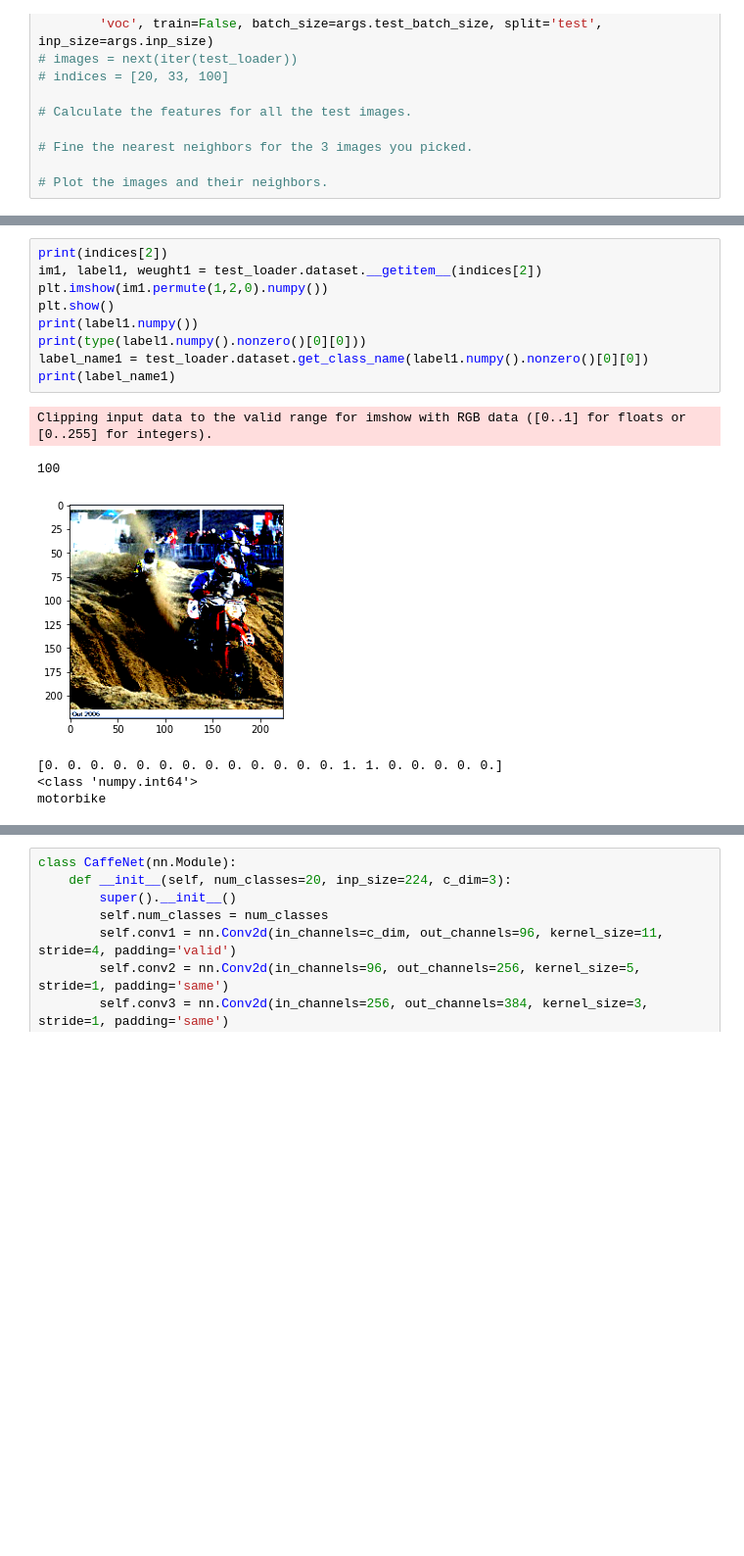
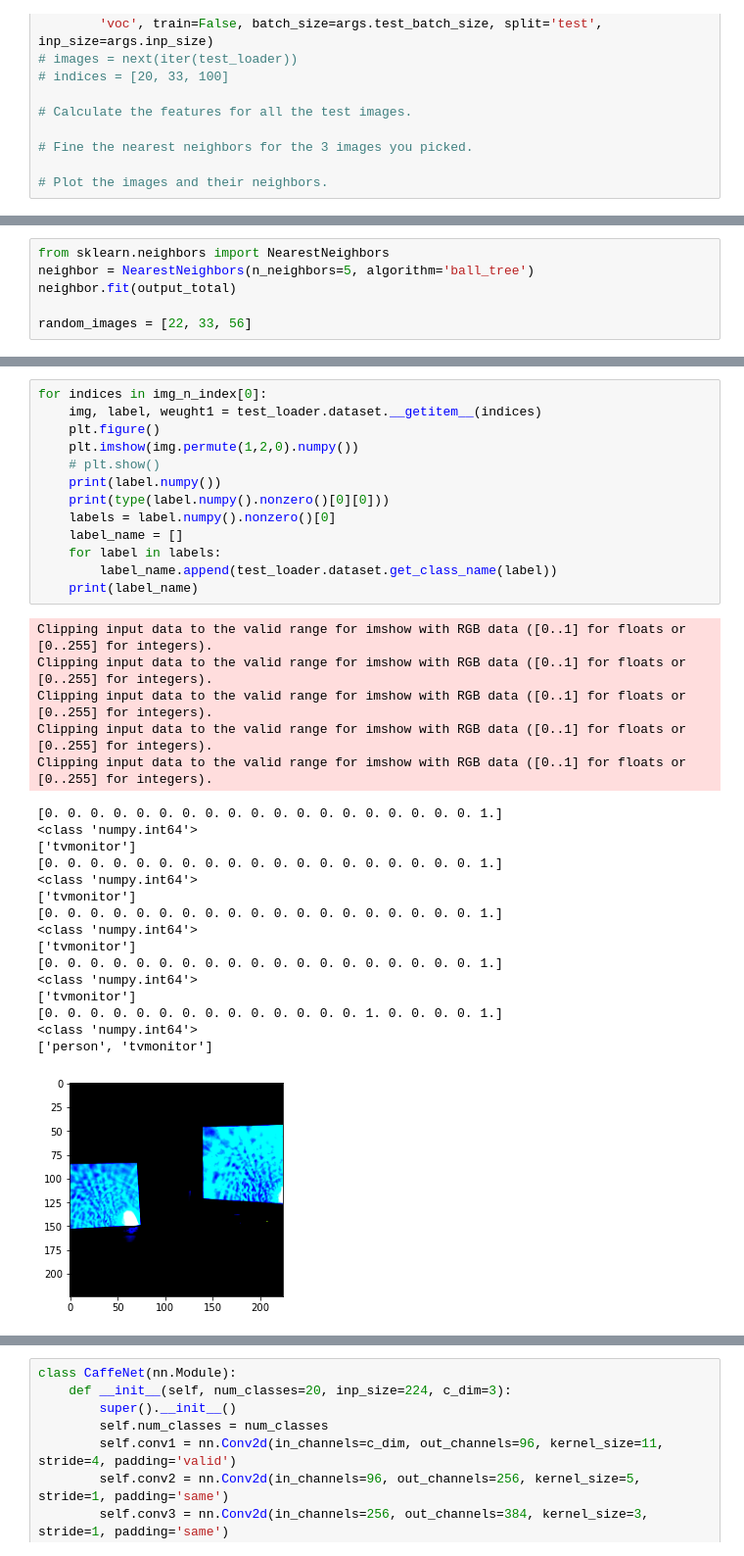
Before and after one commit to unanditha02/hw1, a Jupyter notebook: q5_analysis.ipynb, the cells around one changed output, grey strips where cells are left out. Shown at 98% size. Cells and saved outputs as stored; diff of their text form; blank space fills up the shorter version.

Commit message:
grid plots fixed

```diff
--- a/q5_analysis.ipynb
+++ b/q5_analysis.ipynb
@@ -106,0 +72,6 @@ print(im1_n_index)
+# %%
+from sklearn.neighbors import NearestNeighbors
+neighbor = NearestNeighbors(n_neighbors=5, algorithm='ball_tree')
+neighbor.fit(output_total)
+
+random_images = [22, 33, 56]
@@ -107,16 +154,35 @@ print(im1_n_index)
 # %%
-print(indices[2])
-im1, label1, weught1 = test_loader.dataset.__getitem__(indices[2])
-plt.imshow(im1.permute(1,2,0).numpy())
-plt.show()
-print(label1.numpy())
-print(type(label1.numpy().nonzero()[0][0]))
-label_name1 = test_loader.dataset.get_class_name(label1.numpy().nonzero()[0][0])
-print(label_name1)
+for indices in img_n_index[0]:
+    img, label, weught1 = test_loader.dataset.__getitem__(indices)
+    plt.figure()
+    plt.imshow(img.permute(1,2,0).numpy())
+    # plt.show()
+    print(label.numpy())
+    print(type(label.numpy().nonzero()[0][0]))
+    labels = label.numpy().nonzero()[0]
+    label_name = []
+    for label in labels:
+        label_name.append(test_loader.dataset.get_class_name(label))
+    print(label_name)
 # %% [output]
 Clipping input data to the valid range for imshow with RGB data ([0..1] for floats or [0..255] for integers).
+Clipping input data to the valid range for imshow with RGB data ([0..1] for floats or [0..255] for integers).
+Clipping input data to the valid range for imshow with RGB data ([0..1] for floats or [0..255] for integers).
+Clipping input data to the valid range for imshow with RGB data ([0..1] for floats or [0..255] for integers).
+Clipping input data to the valid range for imshow with RGB data ([0..1] for floats or [0..255] for integers).
-100
+[0. 0. 0. 0. 0. 0. 0. 0. 0. 0. 0. 0. 0. 0. 0. 0. 0. 0. 0. 1.]
+<class 'numpy.int64'>
+['tvmonitor']
+[0. 0. 0. 0. 0. 0. 0. 0. 0. 0. 0. 0. 0. 0. 0. 0. 0. 0. 0. 1.]
+<class 'numpy.int64'>
+['tvmonitor']
+[0. 0. 0. 0. 0. 0. 0. 0. 0. 0. 0. 0. 0. 0. 0. 0. 0. 0. 0. 1.]
+<class 'numpy.int64'>
+['tvmonitor']
+[0. 0. 0. 0. 0. 0. 0. 0. 0. 0. 0. 0. 0. 0. 0. 0. 0. 0. 0. 1.]
+<class 'numpy.int64'>
+['tvmonitor']
+[0. 0. 0. 0. 0. 0. 0. 0. 0. 0. 0. 0. 0. 0. 1. 0. 0. 0. 0. 1.]
+<class 'numpy.int64'>
+['person', 'tvmonitor']
-[figure, old version]
+[figure, new version]
-[0. 0. 0. 0. 0. 0. 0. 0. 0. 0. 0. 0. 0. 1. 1. 0. 0. 0. 0. 0.]
-<class 'numpy.int64'>
-motorbike
```
Also changed, not shown: parts of 8 cells of this notebook.
